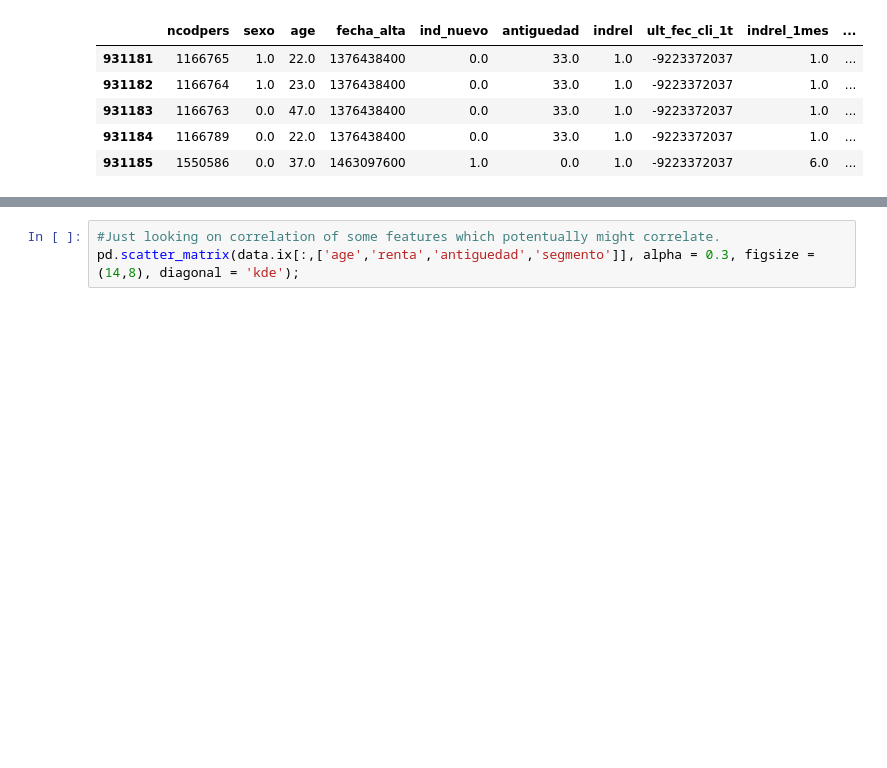
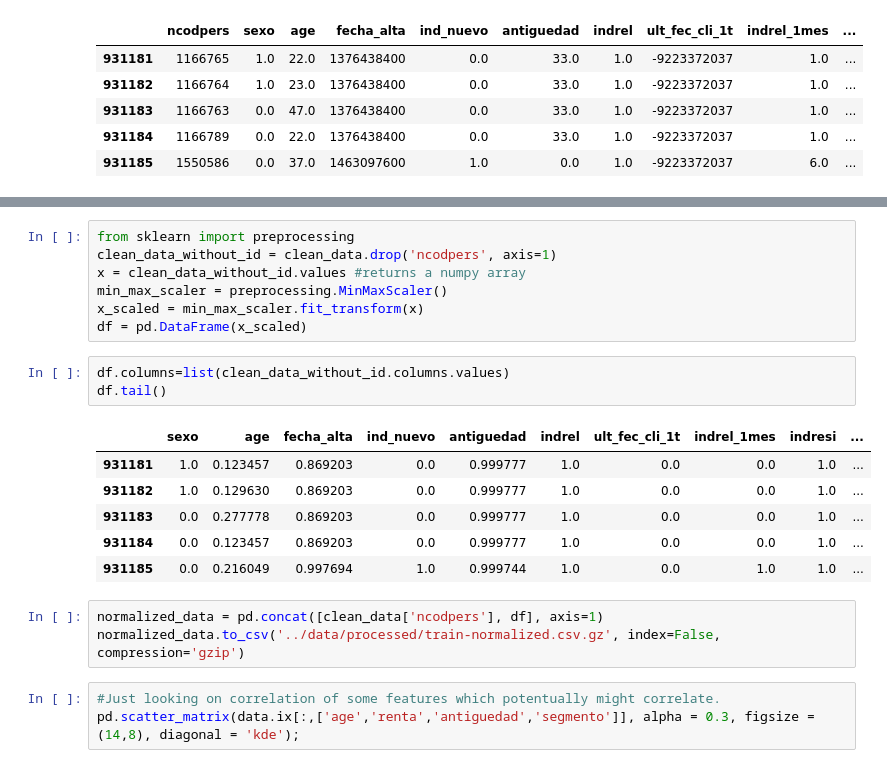
Before and after one commit to PetrShypila/Santander-Competition, a Jupyter notebook: notebooks/2-clustering.ipynb, the cells around one changed output, grey strips where cells are left out. Cells and saved outputs as stored; diff of their text form; blank space fills up the shorter version.

```diff
--- a/notebooks/2-clustering.ipynb
+++ b/notebooks/2-clustering.ipynb
@@ -125,3 +110,23 @@ predicted
+# %%
+from sklearn import preprocessing
+clean_data_without_id = clean_data.drop('ncodpers', axis=1)
+x = clean_data_without_id.values #returns a numpy array
+min_max_scaler = preprocessing.MinMaxScaler()
+x_scaled = min_max_scaler.fit_transform(x)
+df = pd.DataFrame(x_scaled)
+# %%
+df.columns=list(clean_data_without_id.columns.values)
+df.tail()
+# %% [output]
+|  | sexo | age | fecha_alta | ind_nuevo | antiguedad | indrel | ult_fec_cli_1t | indrel_1mes | indresi | ... |
+| 931181 | 1.0 | 0.123457 | 0.869203 | 0.0 | 0.999777 | 1.0 | 0.0 | 0.0 | 1.0 | ... |
+| 931182 | 1.0 | 0.129630 | 0.869203 | 0.0 | 0.999777 | 1.0 | 0.0 | 0.0 | 1.0 | ... |
+| 931183 | 0.0 | 0.277778 | 0.869203 | 0.0 | 0.999777 | 1.0 | 0.0 | 0.0 | 1.0 | ... |
+| 931184 | 0.0 | 0.123457 | 0.869203 | 0.0 | 0.999777 | 1.0 | 0.0 | 0.0 | 1.0 | ... |
+| 931185 | 0.0 | 0.216049 | 0.997694 | 1.0 | 0.999744 | 1.0 | 0.0 | 1.0 | 1.0 | ... |
+# %%
+normalized_data = pd.concat([clean_data['ncodpers'], df], axis=1)
+normalized_data.to_csv('../data/processed/train-normalized.csv.gz', index=False, compression='gzip')
 # %%
 #Just looking on correlation of some features which potentually might correlate.
 pd.scatter_matrix(data.ix[:,['age','renta','antiguedad','segmento']], alpha = 0.3, figsize = (14,8), diagonal = 'kde');
```
Also changed, not shown: parts of 2 cells of this notebook.
